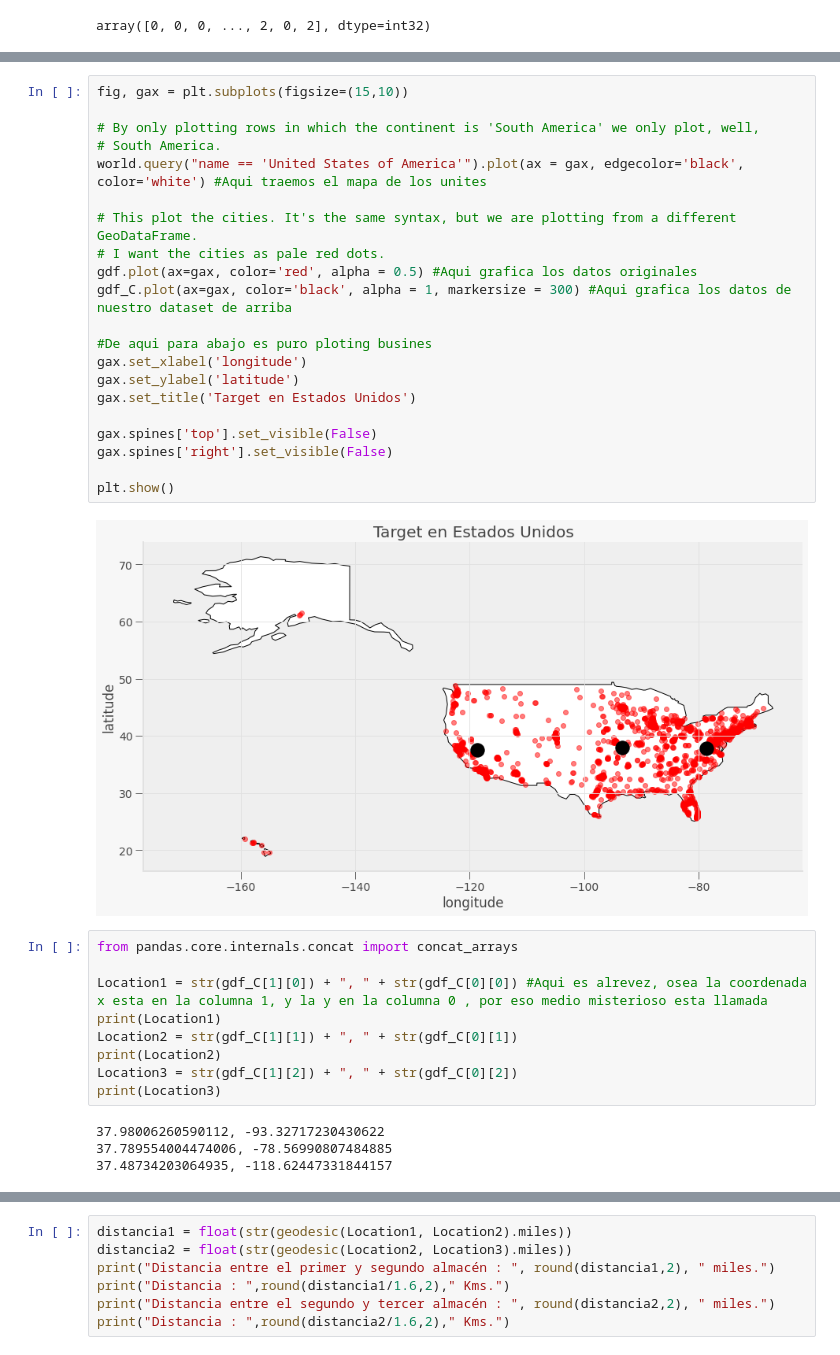
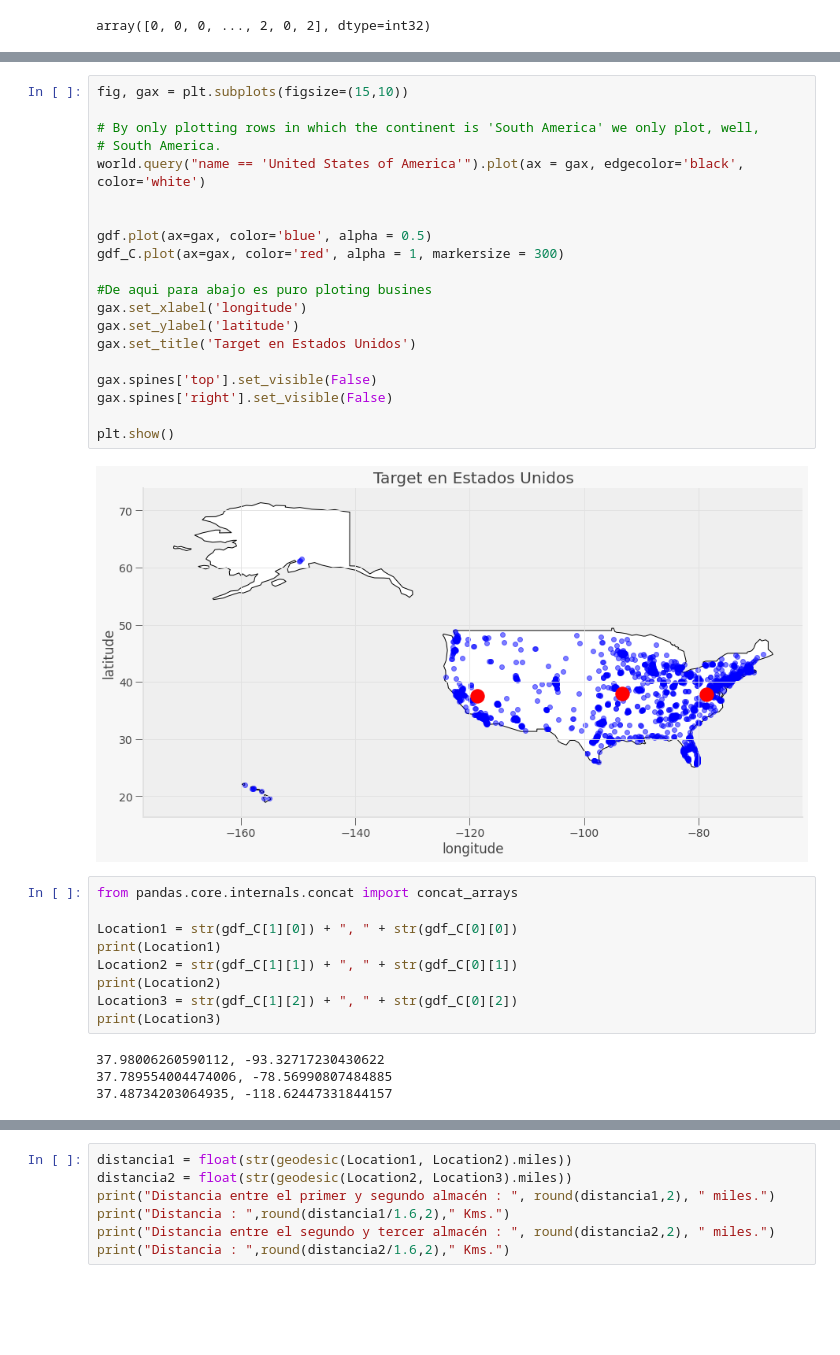
Before and after one commit to PosgradoMNA/actividades-de-aprendizaje-A01793546-Ariel-Corral-Leon, a Jupyter notebook: Semana_7_Notebook2_A01793546.ipynb, the cells around one changed output, grey strips where cells are left out. Saved outputs shown, nothing was run; the diff lists cells and outputs as text; blank space fills up the shorter version.

```diff
--- a/Semana_7_Notebook2_A01793546.ipynb
+++ b/Semana_7_Notebook2_A01793546.ipynb
@@ -281,30 +280,29 @@ gdf_C
 # %%
 fig, gax = plt.subplots(figsize=(15,10))
 
 # By only plotting rows in which the continent is 'South America' we only plot, well,
 # South America.
-world.query("name == 'United States of America'").plot(ax = gax, edgecolor='black', color='white') #Aqui traemos el mapa de los unites
+world.query("name == 'United States of America'").plot(ax = gax, edgecolor='black', color='white')
 
-# This plot the cities. It's the same syntax, but we are plotting from a different GeoDataFrame.
-# I want the cities as pale red dots.
-gdf.plot(ax=gax, color='red', alpha = 0.5) #Aqui grafica los datos originales
-gdf_C.plot(ax=gax, color='black', alpha = 1, markersize = 300) #Aqui grafica los datos de nuestro dataset de arriba
+
+gdf.plot(ax=gax, color='blue', alpha = 0.5)
+gdf_C.plot(ax=gax, color='red', alpha = 1, markersize = 300)
 
 #De aqui para abajo es puro ploting busines
 gax.set_xlabel('longitude')
 gax.set_ylabel('latitude')
 gax.set_title('Target en Estados Unidos')
 
 gax.spines['top'].set_visible(False)
 gax.spines['right'].set_visible(False)
 
 plt.show()
 # %% [output]
-[figure, old version]
+[figure, new version]
 # %%
 from pandas.core.internals.concat import concat_arrays
 
-Location1 = str(gdf_C[1][0]) + ", " + str(gdf_C[0][0]) #Aqui es alrevez, osea la coordenada x esta en la columna 1, y la y en la columna 0 , por eso medio misterioso esta llamada
+Location1 = str(gdf_C[1][0]) + ", " + str(gdf_C[0][0])
 print(Location1)
 Location2 = str(gdf_C[1][1]) + ", " + str(gdf_C[0][1])
 print(Location2)
```
Also changed, not shown: parts of 3 cells of this notebook.
